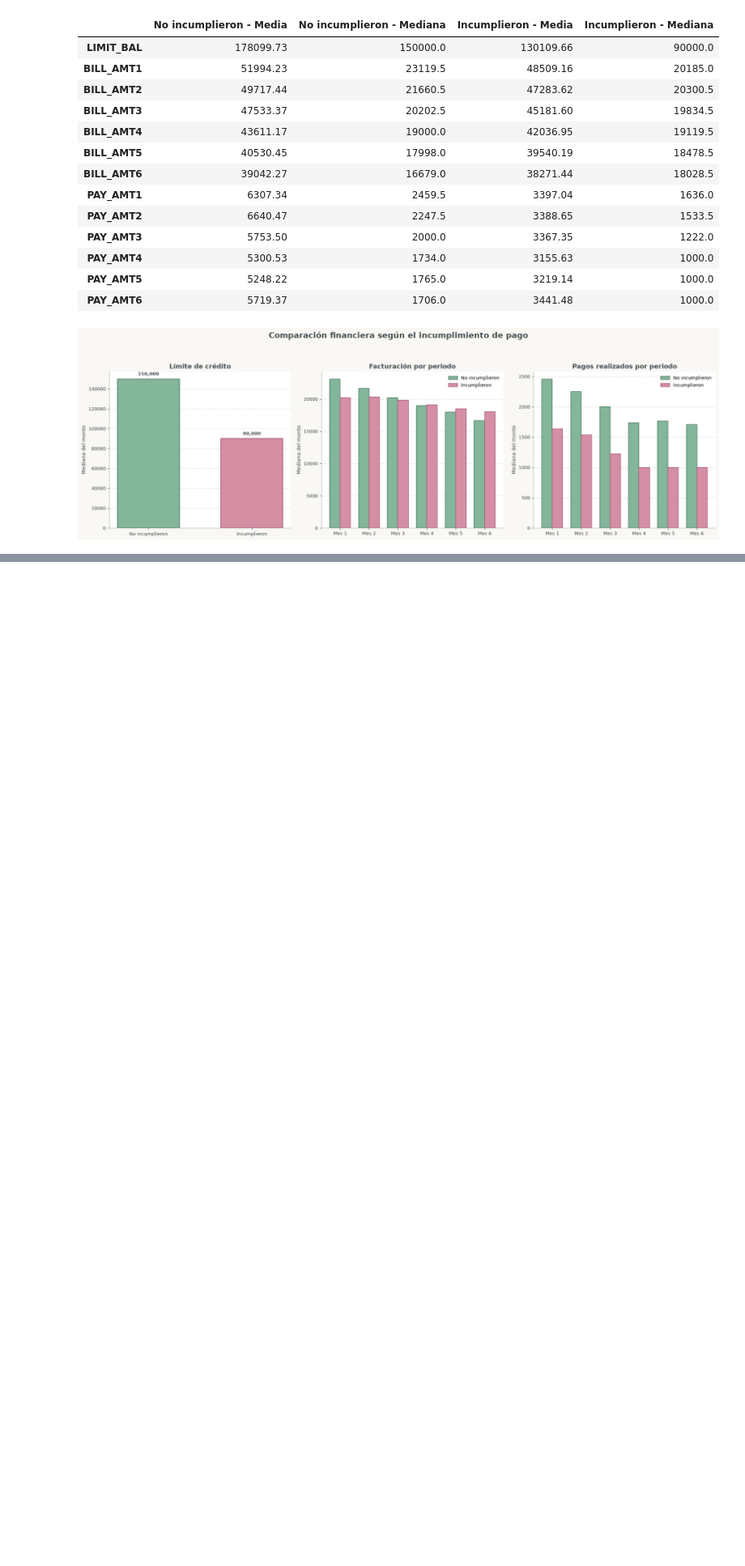
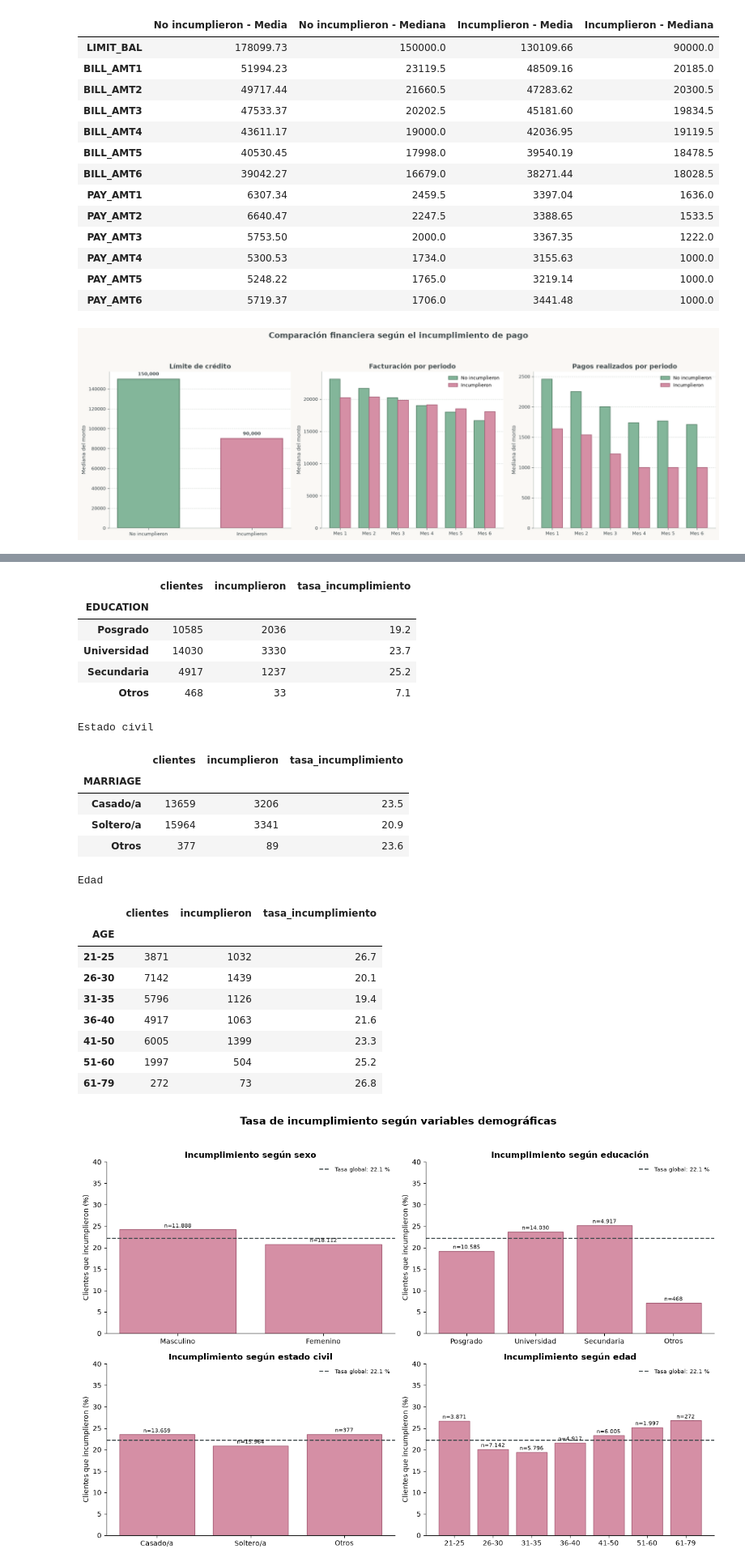
Before and after one commit to manuelarpoce-ui/Proyecto-grupo-4, a Jupyter notebook: notebooks/01_eda.ipynb, the cells around one changed output, grey strips where cells are left out. Shown at 81% size. Cells and saved outputs as stored; diff of their text form; code cells hidden in the pictures; blank space fills up the shorter version.

```diff
--- a/notebooks/01_eda.ipynb
+++ b/notebooks/01_eda.ipynb
@@ -1168,0 +1230,47 @@ plt.show()
+# %%
+def tasa_por_grupo(grupo, etiquetas):
+    t = df.groupby(grupo, observed=True)[objetivo].agg(
+        clientes="count", incumplieron="sum", tasa_incumplimiento="mean"
+    )
+    t["tasa_incumplimiento"] = (t["tasa_incumplimiento"] * 100).round(1)
+    if etiquetas:
+        t.index = t.index.map(etiquetas)
+    return t
+
+rangos_edad = pd.cut(
+    df["AGE"], bins=[20, 25, 30, 35, 40, 50, 60, 80],
+    labels=["21-25", "26-30", "31-35", "36-40", "41-50", "51-60", "61-79"]
+)
+
+tablas = {
+    "Sexo": tasa_por_grupo("SEX", {1: "Masculino", 2: "Femenino"}),
+    "Educación": tasa_por_grupo("EDUCATION", {1: "Posgrado", 2: "Universidad", 3: "Secundaria", 4: "Otros"}),
+    "Estado civil": tasa_por_grupo("MARRIAGE", {1: "Casado/a", 2: "Soltero/a", 3: "Otros"}),
+    "Edad": tasa_por_grupo(rangos_edad, None),
+}
+
+for nombre, t in tablas.items():
+    print(nombre)
+    display(t)
+
+tasa_global = df[objetivo].mean() * 100
+
+fig, axes = plt.subplots(2, 2, figsize=(13, 9))
+for ax, (nombre, t) in zip(axes.flat, tablas.items()):
+    barras = ax.bar(t.index.astype(str), t["tasa_incumplimiento"],
+                    color="#D58FA5", edgecolor="#A85F78")
+    ax.axhline(tasa_global, color="#3F494B", linestyle="--", linewidth=1.5,
+               label=f"Tasa global: {tasa_global:.1f} %")
+    for barra, n in zip(barras, t["clientes"]):
+        ax.text(barra.get_x() + barra.get_width() / 2, barra.get_height() + 0.5,
+                f"n={n:,}".replace(",", "."), ha="center", fontsize=8)
+    ax.set_title(f"Incumplimiento según {nombre.lower()}", fontweight="bold")
+    ax.set_ylabel("Clientes que incumplieron (%)")
+    ax.set_ylim(0, 40)
+    ax.legend(frameon=False, fontsize=8)
+    ax.spines[["top", "right"]].set_visible(False)
+
+fig.suptitle("Tasa de incumplimiento según variables demográficas", fontsize=15, fontweight="bold")
+plt.tight_layout(rect=[0, 0, 1, 0.96])
+plt.show()
+# %% [output]
@@ -1168,0 +1283,23 @@ plt.show()
+|  | clientes | incumplieron | tasa_incumplimiento |
+| EDUCATION |  |  |  |
+| Posgrado | 10585 | 2036 | 19.2 |
+| Universidad | 14030 | 3330 | 23.7 |
+| Secundaria | 4917 | 1237 | 25.2 |
+| Otros | 468 | 33 | 7.1 |
+Estado civil
+|  | clientes | incumplieron | tasa_incumplimiento |
+| MARRIAGE |  |  |  |
+| Casado/a | 13659 | 3206 | 23.5 |
+| Soltero/a | 15964 | 3341 | 20.9 |
+| Otros | 377 | 89 | 23.6 |
+Edad
+|  | clientes | incumplieron | tasa_incumplimiento |
+| AGE |  |  |  |
+| 21-25 | 3871 | 1032 | 26.7 |
+| 26-30 | 7142 | 1439 | 20.1 |
+| 31-35 | 5796 | 1126 | 19.4 |
+| 36-40 | 4917 | 1063 | 21.6 |
+| 41-50 | 6005 | 1399 | 23.3 |
+| 51-60 | 1997 | 504 | 25.2 |
+| 61-79 | 272 | 73 | 26.8 |
+[figure, added]
```
Also changed, not shown: parts of 19 cells of this notebook.
